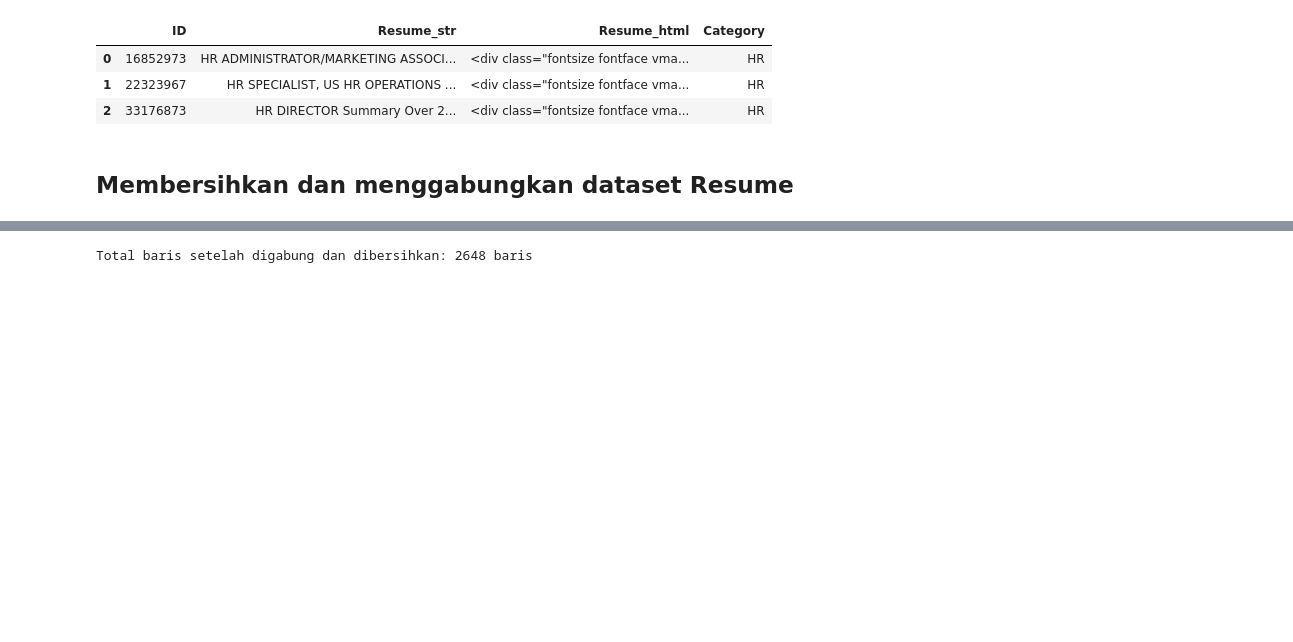
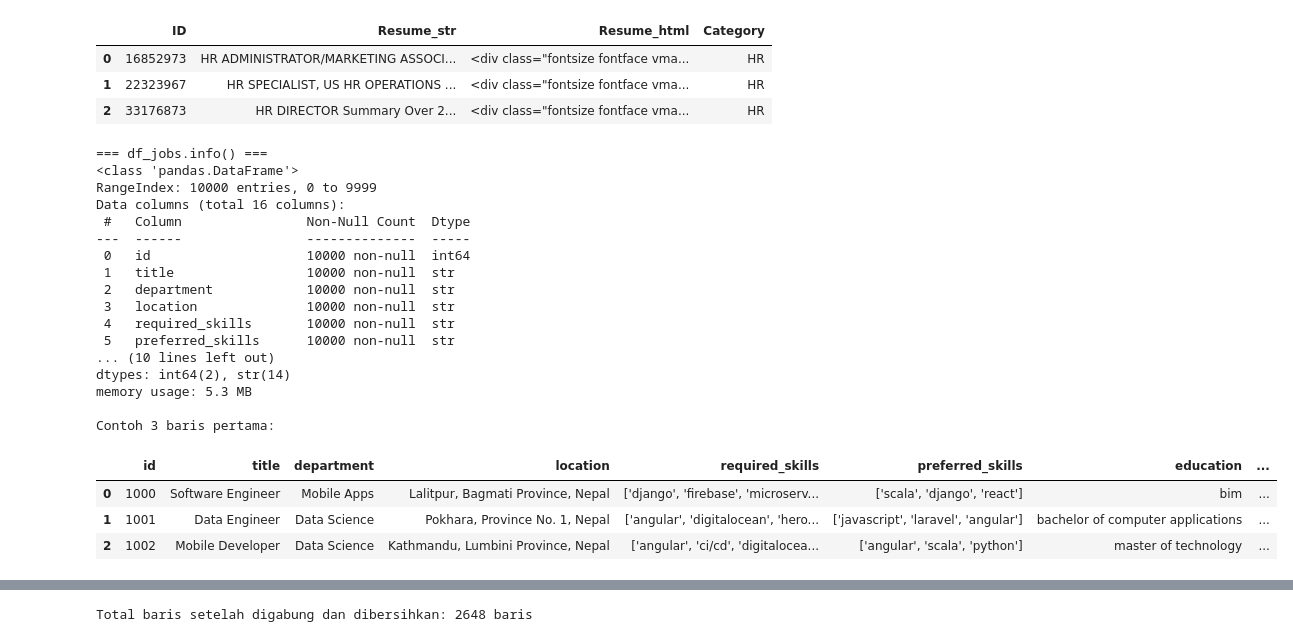
Before and after one commit to lewron135/AOL_NaturalLanguageProcessing, a Jupyter notebook: notebooks/01_data_merging_and_eda.ipynb, the cells around one changed output, grey strips where cells are left out. Drawn from its saved outputs; the diff is of its cells as text; code cells hidden in the pictures; blank space fills up the shorter version.

```diff
--- a/notebooks/01_data_merging_and_eda.ipynb
+++ b/notebooks/01_data_merging_and_eda.ipynb
@@ -33,5 +152,31 @@ display(df_resume_bhawal.head(3))
 | 0 | 16852973 | HR ADMINISTRATOR/MARKETING ASSOCI... | <div class="fontsize fontface vma... | HR |
 | 1 | 22323967 | HR SPECIALIST, US HR OPERATIONS ... | <div class="fontsize fontface vma... | HR |
 | 2 | 33176873 | HR DIRECTOR Summary Over 2... | <div class="fontsize fontface vma... | HR |
-# %% [markdown]
-## Membersihkan dan menggabungkan dataset Resume
+# %%
+# Schema dataset Job Description
+print("=== df_jobs.info() ===")
+df_jobs.info()
+print("\nContoh 3 baris pertama:")
+display(df_jobs.head(3))
+# %% [output]
+=== df_jobs.info() ===
+<class 'pandas.DataFrame'>
+RangeIndex: 10000 entries, 0 to 9999
+Data columns (total 16 columns):
+ #   Column                Non-Null Count  Dtype
+---  ------                --------------  -----
+ 0   id                    10000 non-null  int64
+ 1   title                 10000 non-null  str
+ 2   department            10000 non-null  str
+ 3   location              10000 non-null  str
+ 4   required_skills       10000 non-null  str
+ 5   preferred_skills      10000 non-null  str
+... (10 lines left out)
+dtypes: int64(2), str(14)
+memory usage: 5.3 MB
+
+Contoh 3 baris pertama:
+|  | id | title | department | location | required_skills | preferred_skills | education | ... |
+| 0 | 1000 | Software Engineer | Mobile Apps | Lalitpur, Bagmati Province, Nepal | ['django', 'firebase', 'microserv... | ['scala', 'django', 'react'] | bim | ... |
+| 1 | 1001 | Data Engineer | Data Science | Pokhara, Province No. 1, Nepal | ['angular', 'digitalocean', 'hero... | ['javascript', 'laravel', 'angular'] | bachelor of computer applications | ... |
+| 2 | 1002 | Mobile Developer | Data Science | Kathmandu, Lumbini Province, Nepal | ['angular', 'ci/cd', 'digitalocea... | ['angular', 'scala', 'python'] | master of technology | ... |
```
Also changed, not shown: parts of 46 cells of this notebook, 12 other files.
